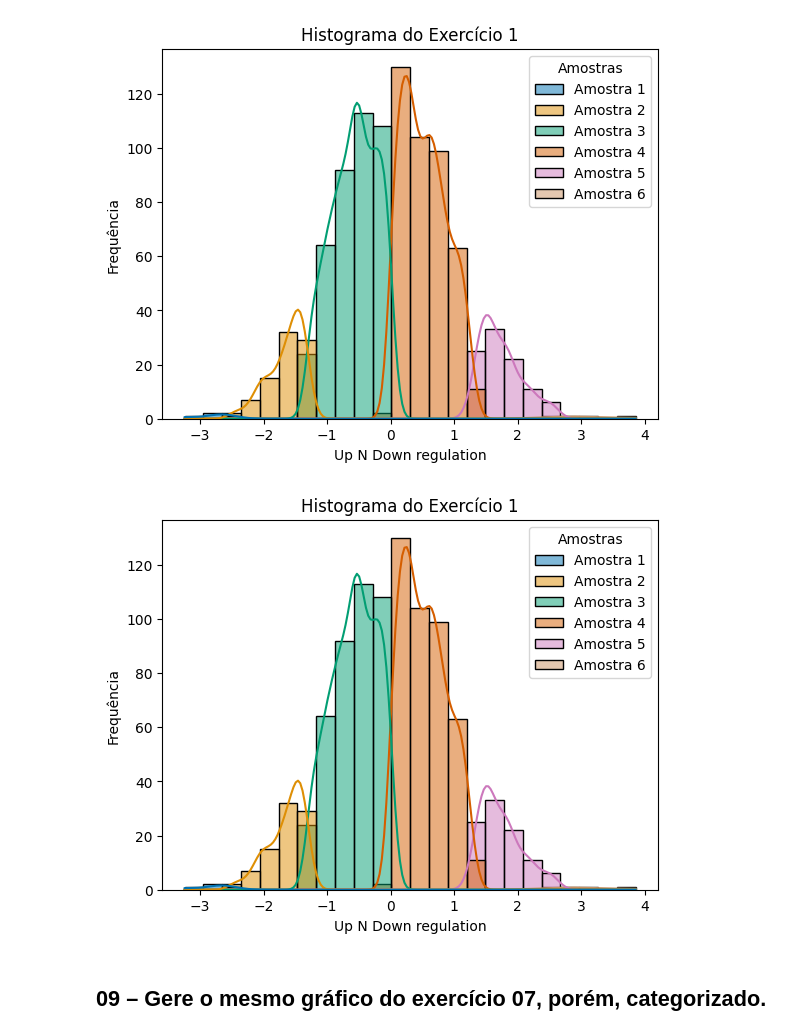
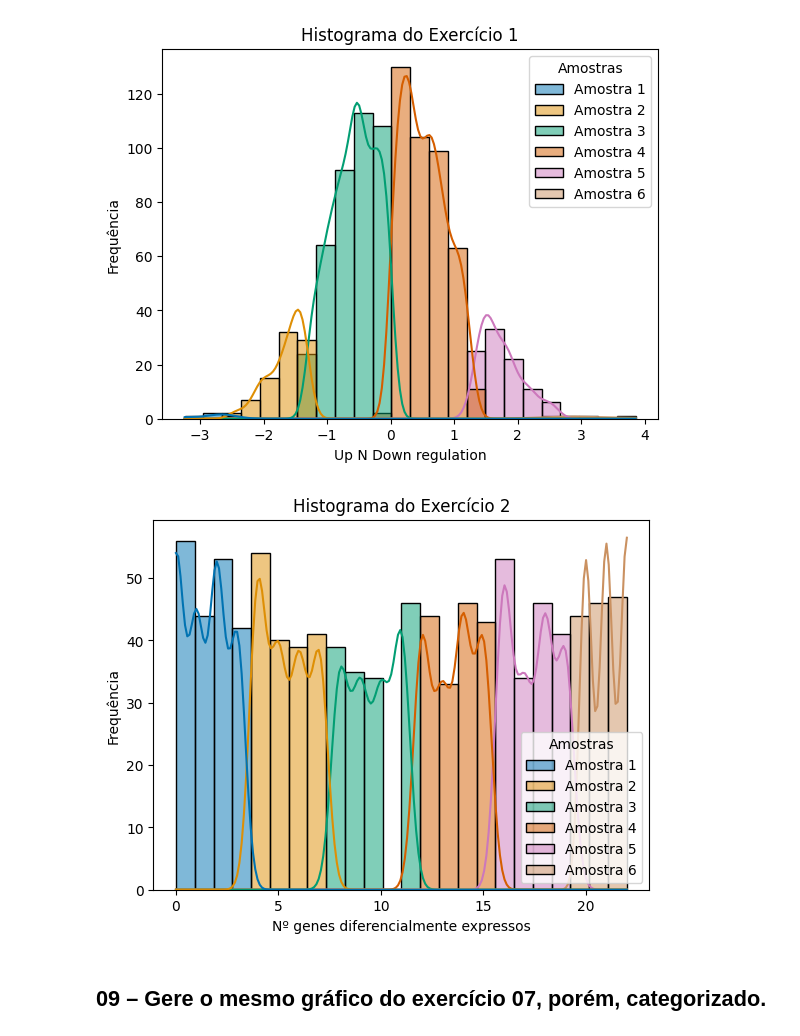
Before and after one commit to R-Zurik/PythonBasico_Disciplina, a Jupyter notebook: Exercícios/14-Variáveis_Quantitativas_2026-03-31.ipynb, the cells around one changed output. Drawn from its saved outputs; the diff is of its cells as text; code cells hidden in the pictures.

```diff
--- a/Exercícios/14-Variáveis_Quantitativas_2026-03-31.ipynb
+++ b/Exercícios/14-Variáveis_Quantitativas_2026-03-31.ipynb
@@ -295,27 +487,27 @@ plt.show()
 # %% [output]
 [figure]
 # %%
-# Histograma do exercício 1
+# Histograma do exercício 2
 
     # Criando ordem das amostras para ajustar a legenda
-df_gns["Amostras"] = pd.Categorical(
-    df_gns["Amostras"], categories=["Amostra 1", "Amostra 2", "Amostra 3",
+df_pac["Amostras"] = pd.Categorical(
+    df_pac["Amostras"], categories=["Amostra 1", "Amostra 2", "Amostra 3",
                                 "Amostra 4", "Amostra 5", "Amostra 6"],
                                 ordered=True)
 
     # Histograma em si
 sns.histplot(
-    x = df_gns["Up N Down regulation"],
+    x = df_pac["Nº genes diferencialmente expressos"],
     kde = True,
     bins = 24,
-    hue = df_gns["Amostras"].sort_index(),
+    hue = df_pac["Amostras"].sort_index(),
     palette = "colorblind"
 )
-plt.title("Histograma do Exercício 1")
+plt.title("Histograma do Exercício 2")
 plt.ylabel("Frequência")
 plt.show()
 # %% [output]
-[figure, old version]
+[figure, new version]
 # %% [markdown]
 ## 09 – Gere o mesmo gráfico do exercício 07, porém, categorizado.
 # %%
```
Also changed, not shown: parts of 10 cells of this notebook.
